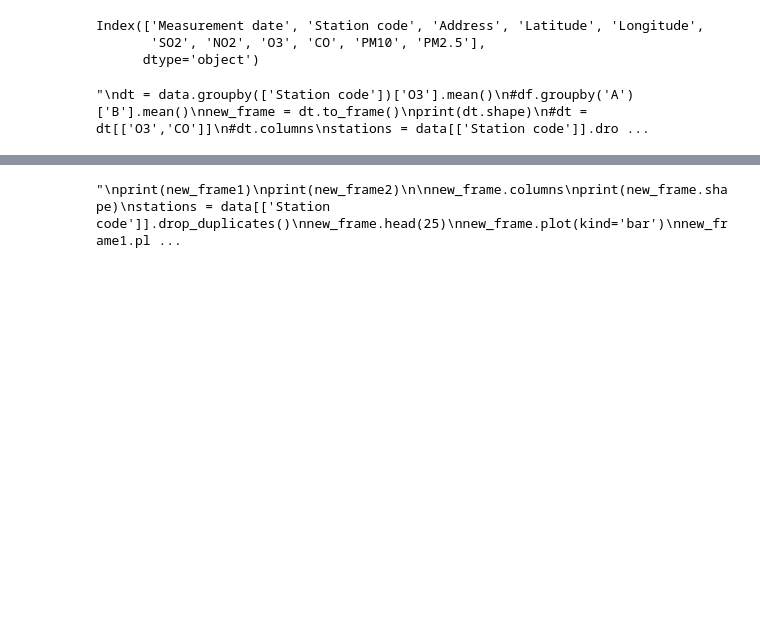
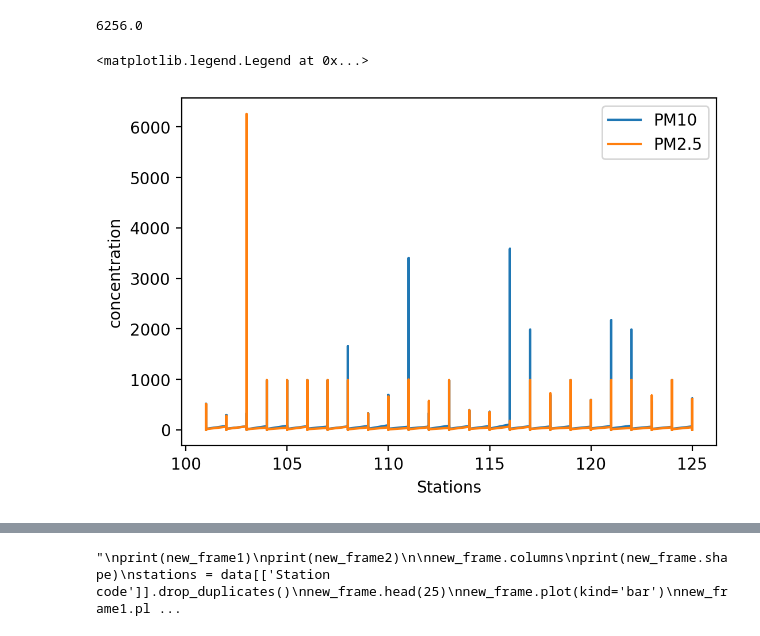
Before and after one commit to bouzouidja/information-visualization, a Jupyter notebook: InfoVizNotebook.ipynb, the cells around one changed output, grey strips where cells are left out. Saved outputs shown, nothing was run; the diff lists cells and outputs as text; code cells hidden in the pictures; blank space fills up the shorter version.

```diff
--- a/InfoVizNotebook.ipynb
+++ b/InfoVizNotebook.ipynb
@@ -10,36 +66,15 @@ import numpy as np
 # %%
-###### PIPELINE#####
-
-import os
-os.getcwd()
-
-# loading data
-#data = pd.read_csv('C:\Users\BOUZOUIDJA\information-visualization\data\')
-data = pd.read_csv('data/AirPollutionSeoul/Measurement_summary.csv')
-#data.to_csv("data/AirPollutionSeoul/Measurement_summary_save.csv", index=False)
+##Task1: Plotting particulate matter PM10 and PM2.5
 
 
-
-#data
-print(data.columns)
-
-
-
-
-"""
-dt = data.groupby(['Station code'])['O3'].mean()
-#df.groupby('A')['B'].mean()
-new_frame = dt.to_frame()
-print(dt.shape)
-#dt = dt[['O3','CO']]
-#dt.columns
-stations = data[['Station code']].drop_duplicates()
-print(stations)
-new_frame.head(25)
-"""
+plt.figure(dpi=200)
+plt.plot('Station code', 'PM10', data=data, label="PM10")
+plt.plot('Station code', 'PM2.5', data=data ,label="PM2.5")
+plt.xlabel('Stations')
+plt.ylabel('concentration')
+plt.legend()
 # %% [output]
-Index(['Measurement date', 'Station code', 'Address', 'Latitude', 'Longitude',
-       'SO2', 'NO2', 'O3', 'CO', 'PM10', 'PM2.5'],
-      dtype='object')
+6256.0
-"\ndt = data.groupby(['Station code'])['O3'].mean()\n#df.groupby('A')['B'].mean()\nnew_frame = dt.to_frame()\nprint(dt.shape)\n#dt = dt[['O3','CO']]\n#dt.columns\nstations = data[['Station code']].dro ...
+<matplotlib.legend.Legend at 0x...>
+[figure, added]
 # %%
```
Also changed, not shown: parts of 6 cells of this notebook.
